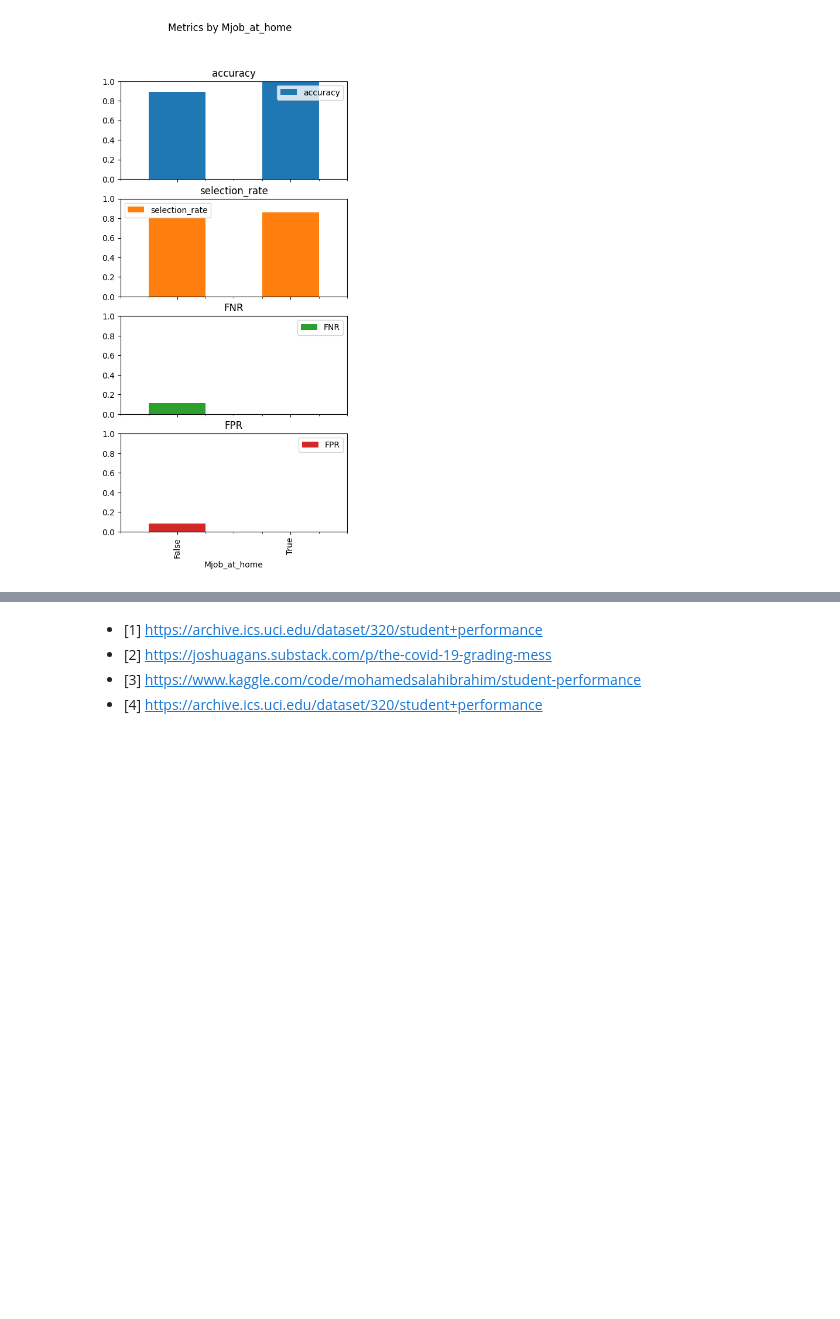
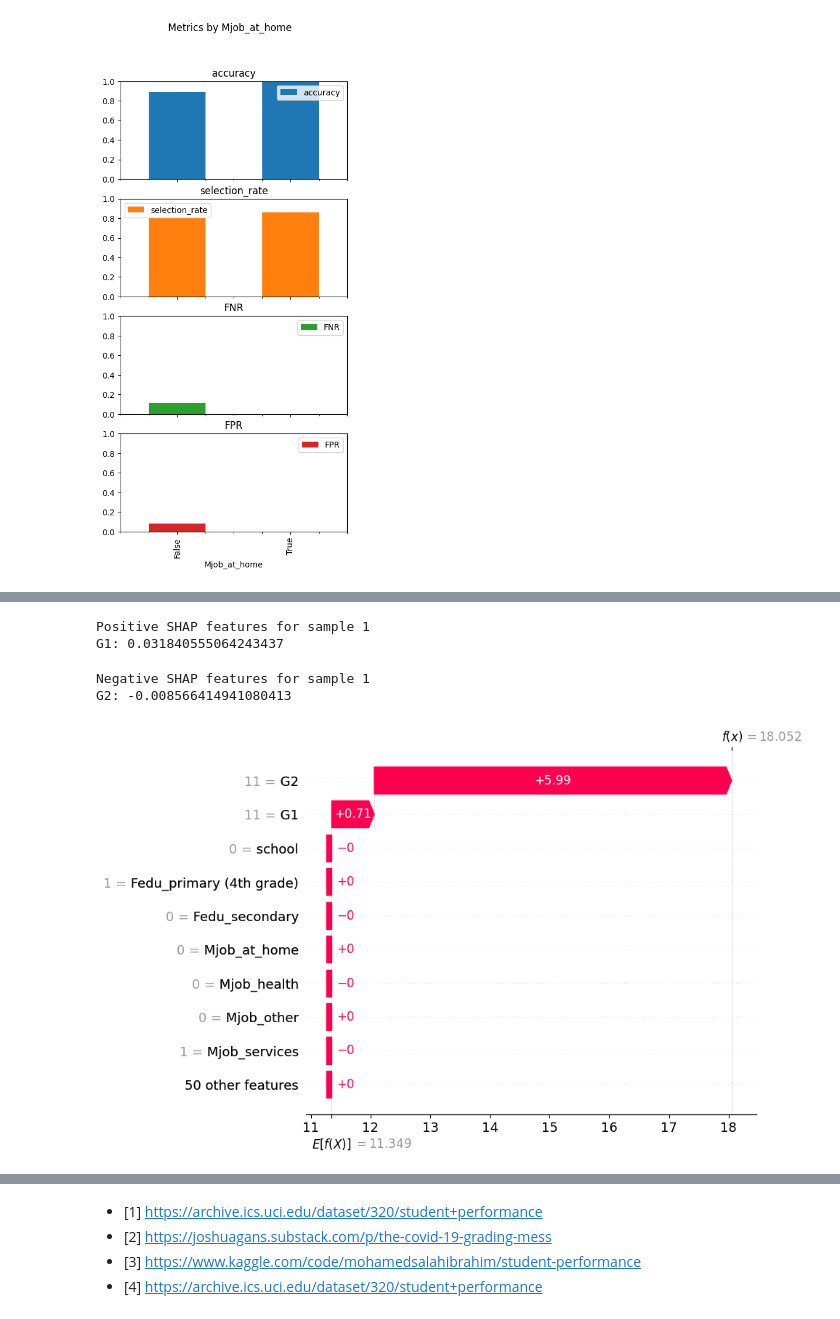
Before and after one commit to Yahtze/CS-9223-RAI-Project, a Jupyter notebook: draft_report.ipynb, the cells around one changed output, grey strips where cells are left out. Drawn from its saved outputs; the diff is of its cells as text; code cells hidden in the pictures; blank space fills up the shorter version.

```diff
--- a/draft_report.ipynb
+++ b/draft_report.ipynb
@@ -679,0 +700,10 @@ True selection rate: 0.8571
+# %%
+#Print Shap Plot to Visualise Which Features Pushed The Prediction Which Way
+shap.initjs()
+idx = 1
+print("Pass" if y_test.iloc[idx] else "Fail")
+print(X_test_clean[idx])
+shap.force_plot(
+    explainer.expected_value, shap_values_clean[idx,:], X_test_clean[idx,:],
+    feature_names=X_train.columns
+)
@@ -679,0 +718,44 @@ True selection rate: 0.8571
+# %%
+#Print the SHAP Values of The Features That Pushed The Prediction Higher (Positive SHAP Values)
+shap_row = shap_values_clean[idx]
+
+positive_features = {
+    feature: value
+    for feature, value in zip(X_train.columns, shap_row)
+    if value > 0
+}
+
+print("Positive SHAP features for sample", idx)
+for f, v in positive_features.items():
+    print(f"{f}: {v}")
+# %% [output]
+Positive SHAP features for sample 1
+G1: 0.031840555064243437
+# %%
+#Print the SHAP Values of The Features That Pushed The Prediction Lower (Negative SHAP Values)
+shap_row = shap_values_clean[idx]
+
+negative_features = {
+    feature: value
+    for feature, value in zip(X_train.columns, shap_row)
+    if value < 0
+}
+
+print("Negative SHAP features for sample", idx)
+for f, v in negative_features.items():
+    print(f"{f}: {v}")
+# %% [output]
+Negative SHAP features for sample 1
+G2: -0.008566414941080413
+# %%
+shap_exp = shap.Explanation(
+    values=shap_values_clean[0],
+    base_values=explainer.expected_value,
+    data=X_test_clean[idx],
+    feature_names=X_train.columns
+)
+
+# Waterfall plot
+shap.plots.waterfall(shap_exp)
+# %% [output]
+[figure, added]
```
Also changed, not shown: parts of 11 cells of this notebook, 6 other files.
